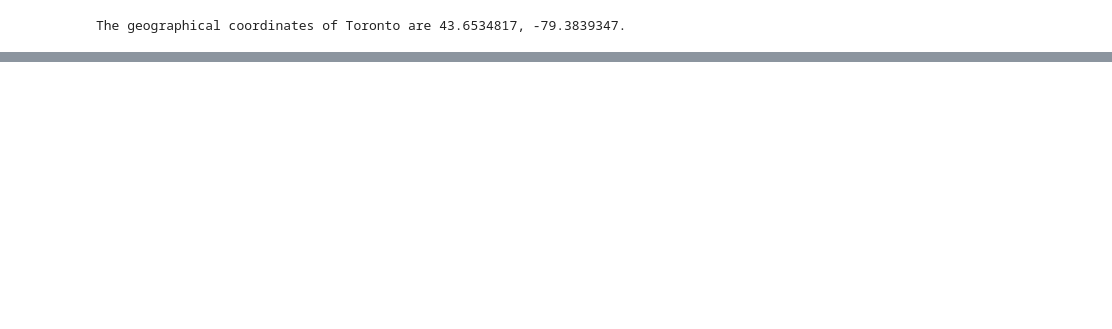
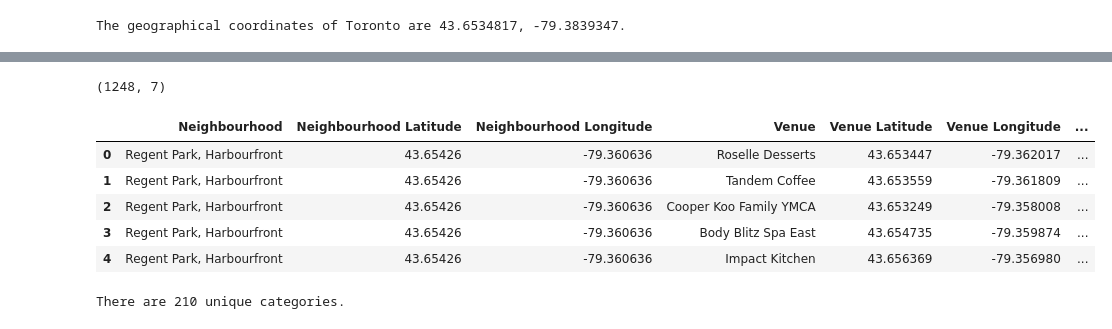
Before and after one commit to stumblingrobot/Battle_of_the_Neighborhoods, a Jupyter notebook: Toronto_Nhood_Data_Wrangling.ipynb, the cells around one changed output, grey strips where cells are left out. Drawn from its saved outputs; the diff is of its cells as text; code cells hidden in the pictures; blank space fills up the shorter version.

```diff
--- a/Toronto_Nhood_Data_Wrangling.ipynb
+++ b/Toronto_Nhood_Data_Wrangling.ipynb
@@ -129,0 +243,14 @@ map_toronto
+# %%
+# Put this data into a pandas dataframe
+
+nearby_venues = results['response']['venues']
+nearby_venues = pd.json_normalize(nearby_venues)
+
+filtered_columns = ['name','categories','location.lat','location.lng']
+nearby_venues = nearby_venues.loc[:,filtered_columns]
+
+nearby_venues['categories'] = nearby_venues.apply(get_category_type, axis = 1)
+
+nearby_venues.columns = [col.split(".")[-1] for col in nearby_venues.columns]
+
+nearby_venues.head()
@@ -129,0 +274,27 @@ map_toronto
+# %%
+# Function to get nearby venues
+
+def getNearbyVenues(names, latitudes, longitudes, radius=500):
+
+    venues_list=[]
+    for name, lat, lng in zip(names, latitudes, longitudes):
+        print(name)
+
+        url = 'https://api.foursquare.com/v2/venues/explore?client_id={}&client_secret={}&v={}&ll={},{}&radius={}&limit={}'.format(CLIENT_ID,CLIENT_SECRET,VERSION,lat,lng,radius,LIMIT)
+        results = requests.get(url).json()['response']['groups'][0]['items']
+
+        venues_list.append([(
+            name,
+            lat,
+            lng,
+            v['venue']['name'],
+            v['venue']['location']['lat'],
+            v['venue']['location']['lng'],
+            v['venue']['categories'][0]['name']) for v in results])
+
+    nearby_venues = pd.DataFrame([item for venue_list in venues_list for item in venue_list])
+    nearby_venues.columns = ['Neighbourhood', 'Neighbourhood Latitude','Neighbourhood Longitude','Venue','Venue Latitude','Venue Longitude','Venue Category']
+
+    return(nearby_venues)
+# %%
+downtown_venues = getNearbyVenues(names = downtown_toronto['Neighbourhood'], latitudes = downtown_toronto['Latitude'], longitudes = downtown_toronto['Longitude'])
@@ -129,0 +321,17 @@ map_toronto
+# %%
+print(downtown_venues.shape)
+downtown_venues.head()
+# %% [output]
+(1248, 7)
+|  | Neighbourhood | Neighbourhood Latitude | Neighbourhood Longitude | Venue | Venue Latitude | Venue Longitude | ... |
+| 0 | Regent Park, Harbourfront | 43.65426 | -79.360636 | Roselle Desserts | 43.653447 | -79.362017 | ... |
+| 1 | Regent Park, Harbourfront | 43.65426 | -79.360636 | Tandem Coffee | 43.653559 | -79.361809 | ... |
+| 2 | Regent Park, Harbourfront | 43.65426 | -79.360636 | Cooper Koo Family YMCA | 43.653249 | -79.358008 | ... |
+| 3 | Regent Park, Harbourfront | 43.65426 | -79.360636 | Body Blitz Spa East | 43.654735 | -79.359874 | ... |
+| 4 | Regent Park, Harbourfront | 43.65426 | -79.360636 | Impact Kitchen | 43.656369 | -79.356980 | ... |
+# %%
+# Check how many unique categories from all the returned venues
+
+print('There are {} unique categories.'.format(len(downtown_venues['Venue Category'].unique())))
+# %% [output]
+There are 210 unique categories.
```
Also changed, not shown: parts of 39 cells of this notebook, 1 other file.
